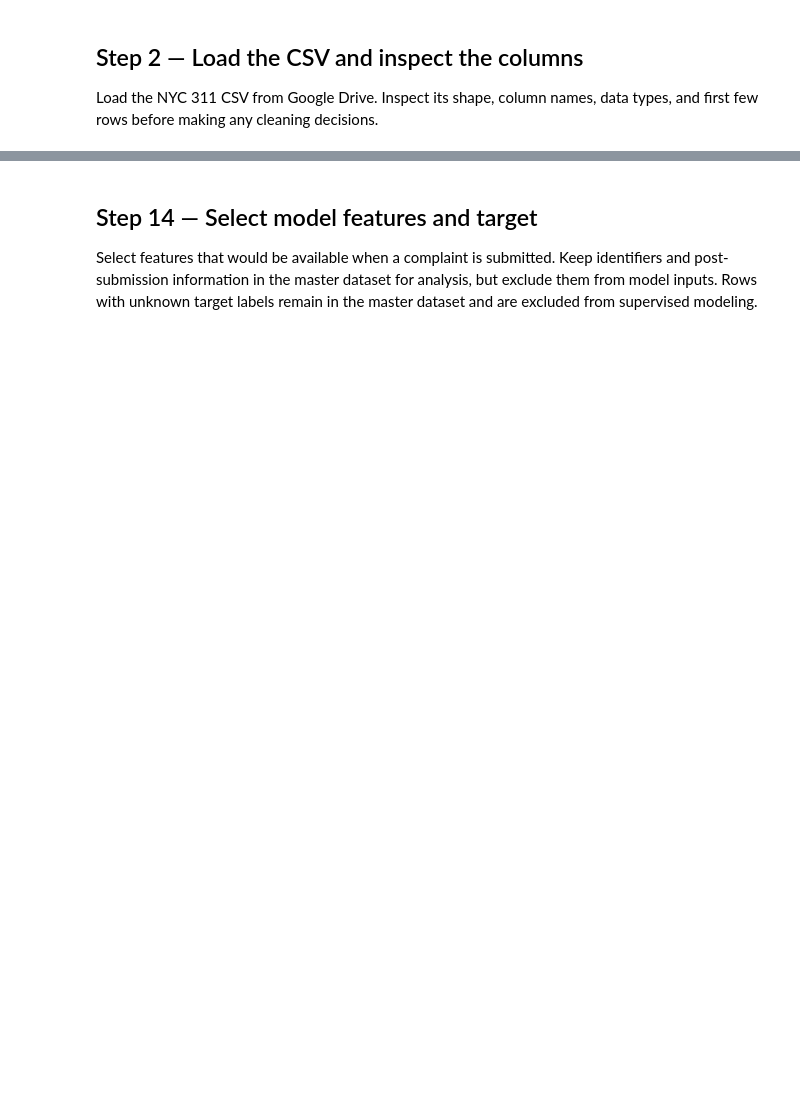
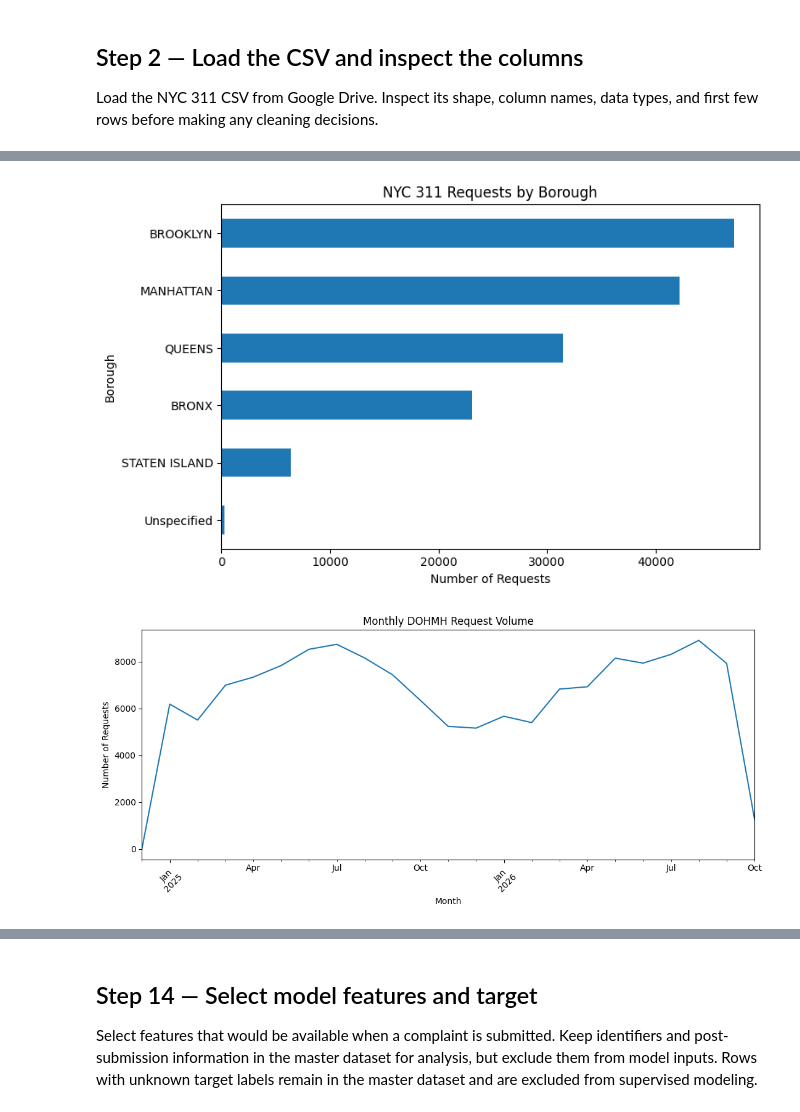
Before and after one commit to basmmohamed/service_requests_MLproject, a Jupyter notebook: Copy_of_NYC311_Eda_Preprocessing.ipynb, the cells around one changed output, grey strips where cells are left out. Saved outputs shown, nothing was run; the diff lists cells and outputs as text; code cells hidden in the pictures; blank space fills up the shorter version.

```diff
--- a/Copy_of_NYC311_Eda_Preprocessing.ipynb
+++ b/Copy_of_NYC311_Eda_Preprocessing.ipynb
@@ -980,0 +494,77 @@ Unknown target rows: 4381
+# %%
+# Step 5: Analyze requests by borough and monthly volume
+
+# 1. Convert Created Date into datetime format
+created_col = "Created Date"
+
+data[created_col] = pd.to_datetime(
+    data[created_col],
+    format="%m/%d/%Y %I:%M:%S %p",
+    errors="coerce"
+)
+
+# Check for dates that could not be converted
+print(
+    "Invalid or missing creation dates:",
+    data[created_col].isna().sum()
+)
+
+print(
+    "Creation date range:",
+    data[created_col].min(),
+    "to",
+    data[created_col].max()
+)
+
+
+# --------------------------------------------------
+# 2. Analyze requests by borough
+# --------------------------------------------------
+
+# Count requests in each borough, including missing values
+borough_counts = (
+    data["Borough"]
+    .fillna("Missing")
+    .value_counts()
+    .sort_values()
+)
+
+# Plot the geographical distribution
+plt.figure(figsize=(8, 5))
+
+borough_counts.plot(kind="barh")
+
+plt.title("NYC 311 Requests by Borough")
+plt.xlabel("Number of Requests")
+plt.ylabel("Borough")
+plt.tight_layout()
+plt.show()
+
+
+# --------------------------------------------------
+# 3. Analyze monthly request volume
+# --------------------------------------------------
+
+# Exclude records with invalid creation dates for this plot only
+monthly_data = data.dropna(subset=[created_col]).copy()
+
+# Group requests by month of creation
+monthly_volume = (
+    monthly_data
+    .set_index(created_col)
+    .resample("MS")
+    .size()
+)
+
+# Plot monthly request volume
+plt.figure(figsize=(11, 5))
+
+monthly_volume.plot()
+
+plt.title("Monthly DOHMH Request Volume")
+plt.xlabel("Month")
+plt.ylabel("Number of Requests")
+plt.xticks(rotation=45)
+plt.tight_layout()
+plt.show()
+# %% [output]
@@ -980,0 +573,2 @@ Unknown target rows: 4381
+[figure, added]
+[figure, added]
```
Also changed, not shown: parts of 78 cells of this notebook.
